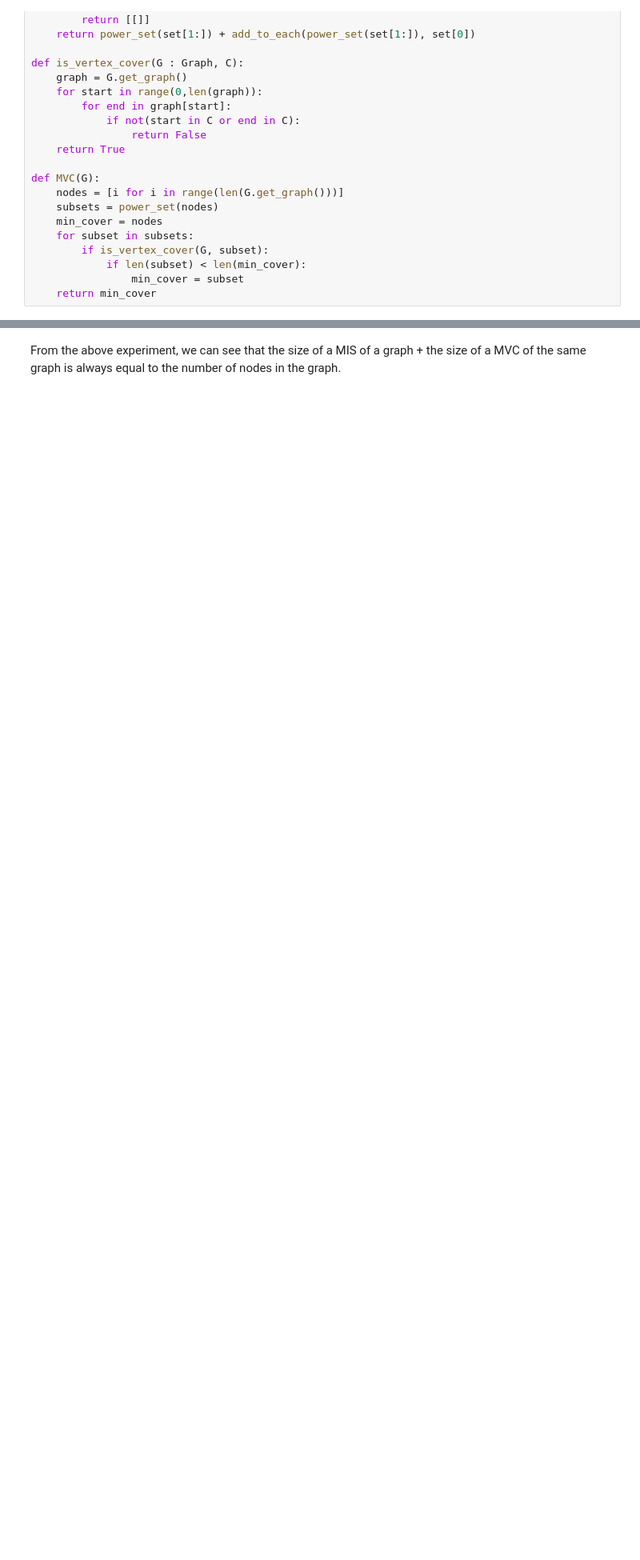
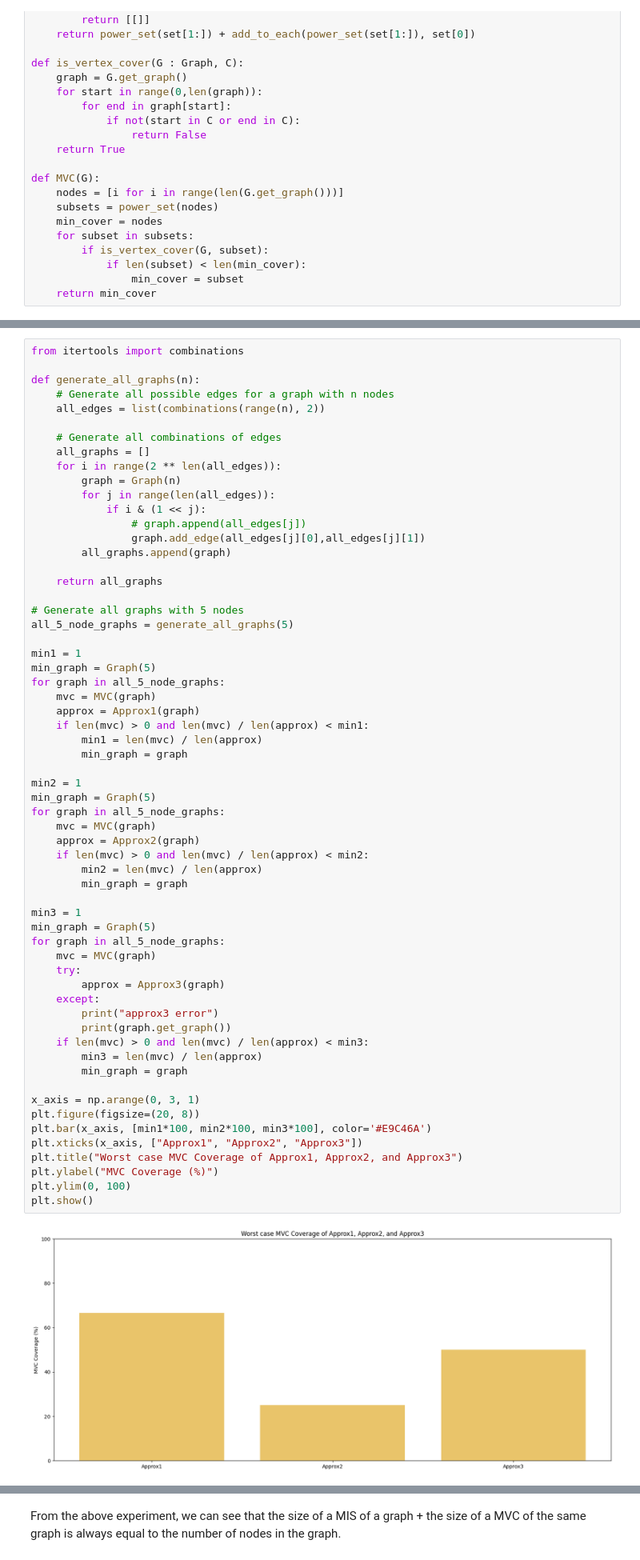
Before and after one commit to Noprop/minesweeper-2xc3-, a Jupyter notebook: Lab_III.ipynb, the cells around one changed output, grey strips where cells are left out. Shown at 80% size. Cells and saved outputs as stored; diff of their text form; blank space fills up the shorter version.

```diff
--- a/Lab_III.ipynb
+++ b/Lab_III.ipynb
@@ -467,0 +506,63 @@ plt.show()
+# %%
+from itertools import combinations
+
+def generate_all_graphs(n):
+    # Generate all possible edges for a graph with n nodes
+    all_edges = list(combinations(range(n), 2))
+
+    # Generate all combinations of edges
+    all_graphs = []
+    for i in range(2 ** len(all_edges)):
+        graph = Graph(n)
+        for j in range(len(all_edges)):
+            if i & (1 << j):
+                # graph.append(all_edges[j])
+                graph.add_edge(all_edges[j][0],all_edges[j][1])
+        all_graphs.append(graph)
+
+    return all_graphs
+
+# Generate all graphs with 5 nodes
+all_5_node_graphs = generate_all_graphs(5)
+
+min1 = 1
+min_graph = Graph(5)
+for graph in all_5_node_graphs:
+    mvc = MVC(graph)
+    approx = Approx1(graph)
+    if len(mvc) > 0 and len(mvc) / len(approx) < min1:
+        min1 = len(mvc) / len(approx)
+        min_graph = graph
+
+min2 = 1
+min_graph = Graph(5)
+for graph in all_5_node_graphs:
+    mvc = MVC(graph)
+    approx = Approx2(graph)
+    if len(mvc) > 0 and len(mvc) / len(approx) < min2:
+        min2 = len(mvc) / len(approx)
+        min_graph = graph
+
+min3 = 1
+min_graph = Graph(5)
+for graph in all_5_node_graphs:
+    mvc = MVC(graph)
+    try:
+        approx = Approx3(graph)
+    except:
+        print("approx3 error")
+        print(graph.get_graph())
+    if len(mvc) > 0 and len(mvc) / len(approx) < min3:
+        min3 = len(mvc) / len(approx)
+        min_graph = graph
+
+x_axis = np.arange(0, 3, 1)
+plt.figure(figsize=(20, 8))
+plt.bar(x_axis, [min1*100, min2*100, min3*100], color='#E9C46A')
+plt.xticks(x_axis, ["Approx1", "Approx2", "Approx3"])
+plt.title("Worst case MVC Coverage of Approx1, Approx2, and Approx3")
+plt.ylabel("MVC Coverage (%)")
+plt.ylim(0, 100)
+plt.show()
+# %% [output]
+[figure, added]
```
Also changed, not shown: parts of 8 cells of this notebook.
